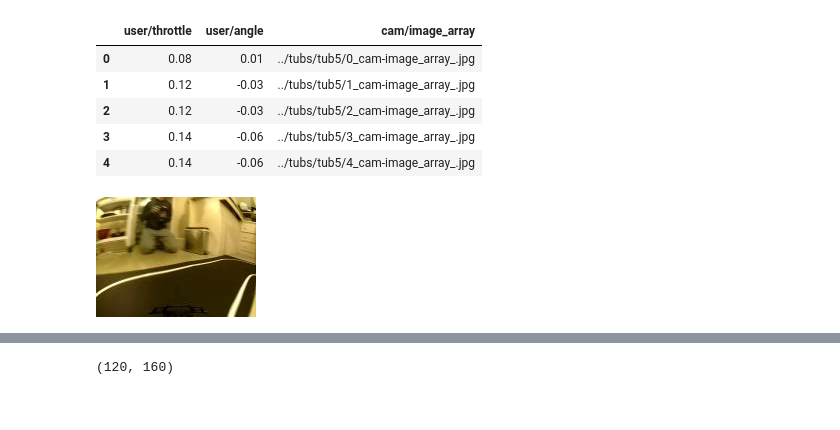
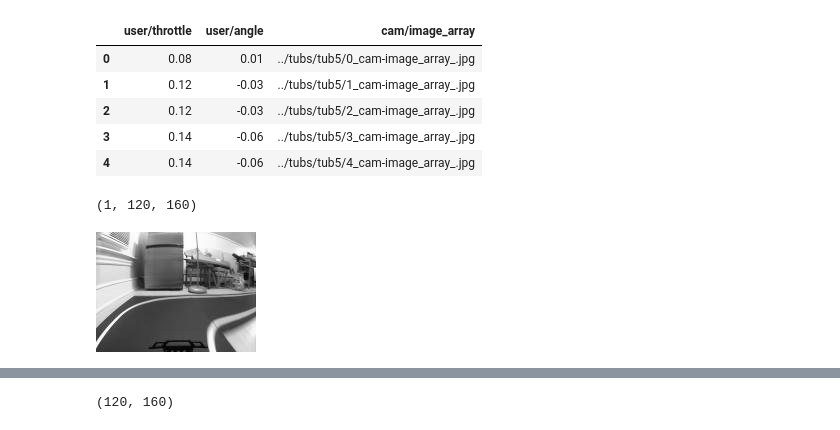
Before and after one commit to Muosvr/mycar, a Jupyter notebook: Donkeycar_Keras-GrayScale.ipynb, the cells around one changed output, grey strips where cells are left out. Saved outputs shown, nothing was run; the diff lists cells and outputs as text; code cells hidden in the pictures.

```diff
--- a/Donkeycar_Keras-GrayScale.ipynb
+++ b/Donkeycar_Keras-GrayScale.ipynb
@@ -86,12 +86,16 @@ def to_bin(a):
     arr[int(b)] = 1
     return arr
 # %%
-def read_record(record_dict, path = PATH):
+def read_record(record_dict, path = PATH, grayscale = True):
     data = {}
     for key, val in record_dict.items():
         if key == 'cam/image_array':
             img = Image.open(f'{val}')
-            val = np.array(img)
+            if grayscale:
+                img = img.convert("L")
+                val = np.array([np.array(img)])
+            else:
+                val = np.array(img)
 
         data[key] = val
     return data
@@ -100,10 +104,13 @@ def read_record(record_dict, path = PATH):
 df_t = df.sample(n=1).to_dict(orient='record')[0]
 record = read_record(df_t)
 data = record['cam/image_array']
-pic = Image.fromarray(data, 'RGB')
-pic
+data.shape
 # %% [output]
-[figure, removed]
+(1, 120, 160)
+# %%
+Image.fromarray(data[0], "L")
+# %% [output]
+[figure, added]
 # %%
 pic_gray=pic.convert("L")
 pic_gray
```
Also changed, not shown: parts of 4 cells of this notebook, 1 other file.
